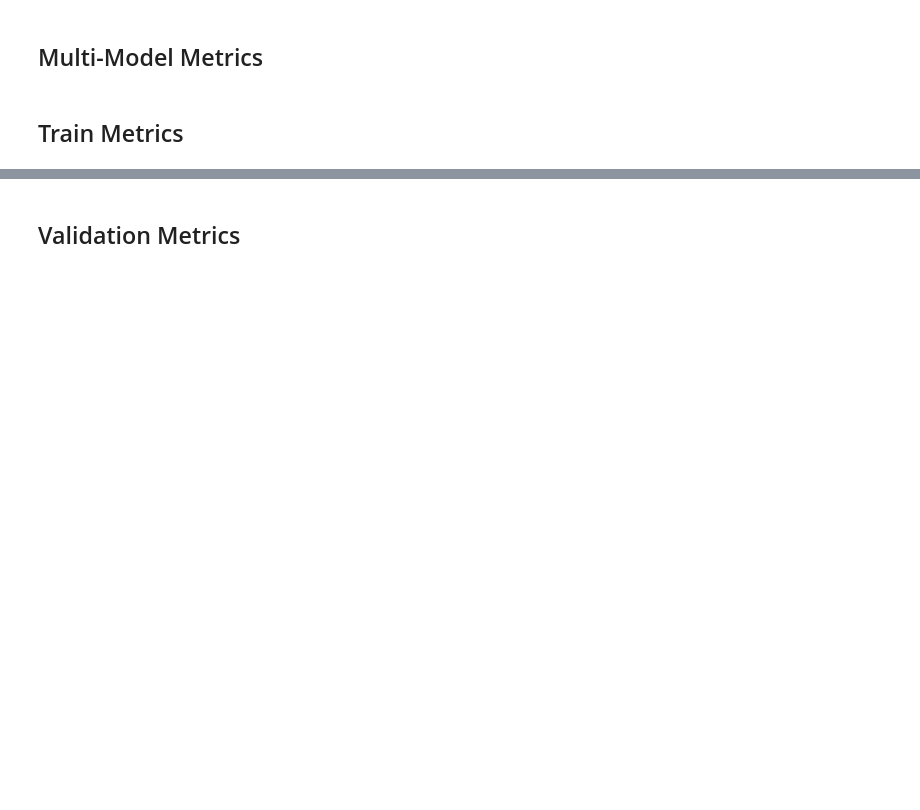
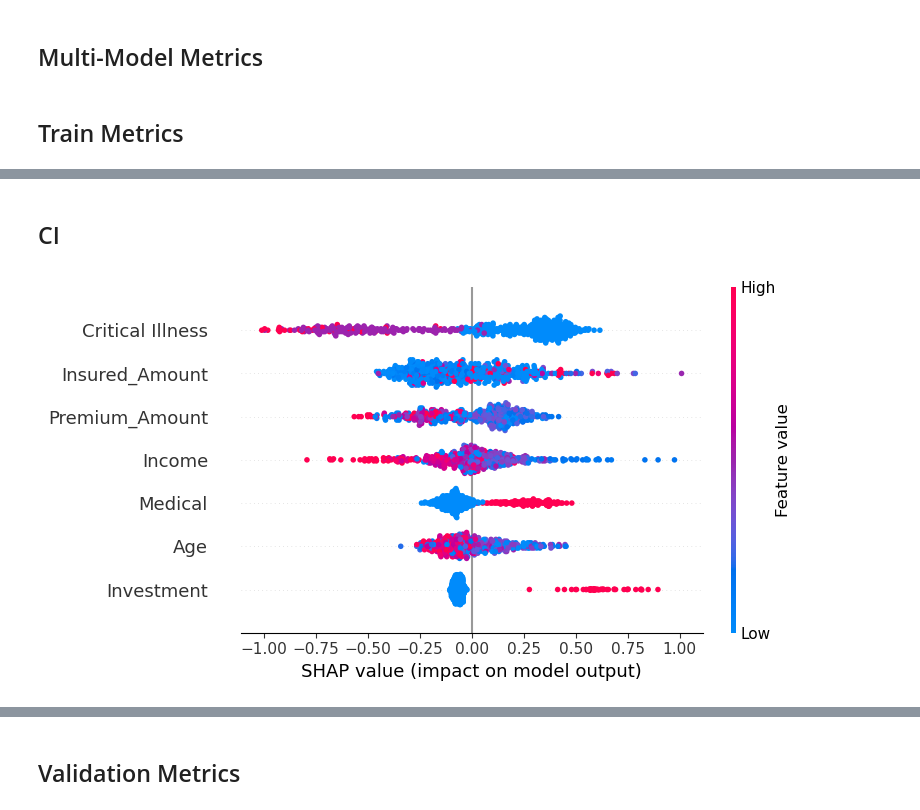
Before and after one commit to minghao51/prudential_challange, a Jupyter notebook: L3_Validation.ipynb, the cells around one changed output, grey strips where cells are left out. Drawn from its saved outputs; the diff is of its cells as text; code cells hidden in the pictures; blank space fills up the shorter version.

```diff
--- a/L3_Validation.ipynb
+++ b/L3_Validation.ipynb
@@ -245,0 +235,21 @@ weighted avg       0.95      0.95      0.95       449
+# %%
+def log_wandb_individual_shap(model, data, target_class_idx,  wandb_run, directory=""):
+
+    explainer = shap.TreeExplainer(model)
+    shap_values = explainer(data)
+
+    # Save SHAP summary plot
+    class_index=target_class_idx
+    shap.summary_plot(shap_values[..., class_index], data, max_display=7)
+    shap_summary_filename = f"{directory}/shap_summary_{class_index}.png"
+    plt.savefig(shap_summary_filename)
+    plt.close()
+
+    wandb_run.log({f"SHAP Summary Plot Class {class_index}": wandb.Image(shap_summary_filename)})
+# %% [markdown]
+## CI
+# %%
+# Behavoir for Customer who is getting CI
+log_wandb_individual_shap(gbm, X_train, 1, wandb_run, directory="tmpt")
+# %% [output]
+[figure, added]
```
Also changed, not shown: parts of 19 cells of this notebook, 11 other files.
